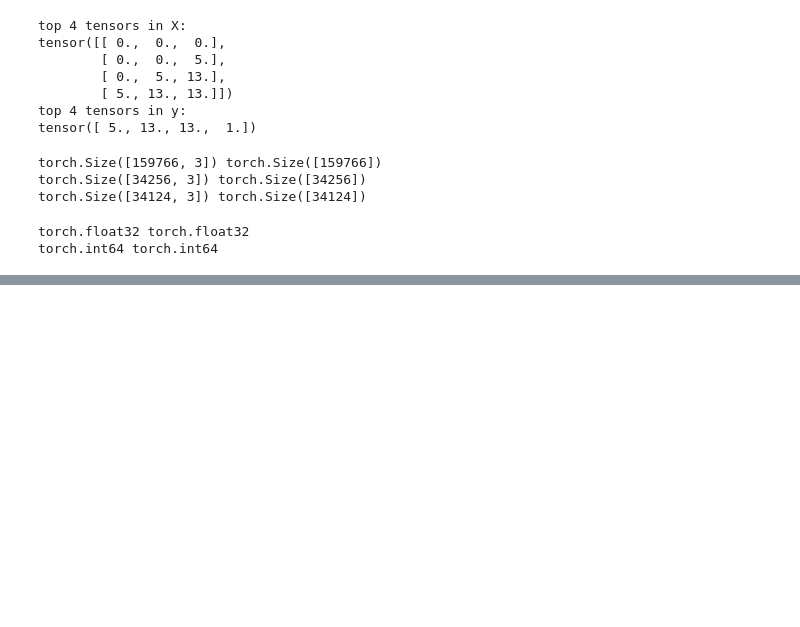
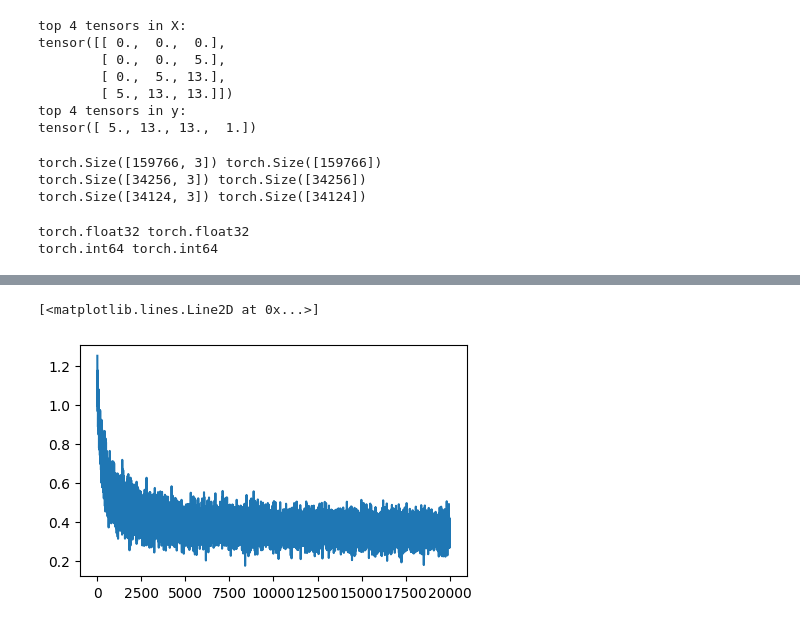
Before and after one commit to KYMI00/ak-neural-network, a Jupyter notebook: lecture-3-bigram-mlp.ipynb, the cells around one changed output, grey strips where cells are left out. Drawn from its saved outputs; the diff is of its cells as text; code cells hidden in the pictures; blank space fills up the shorter version.

```diff
--- a/lecture-3-bigram-mlp.ipynb
+++ b/lecture-3-bigram-mlp.ipynb
@@ -106,12 +109,12 @@ torch.Size([30, 100])
 g = torch.Generator().manual_seed(0)
 
 char_embedding = torch.randn((27,10))
-w1 = torch.randn((30, 200), generator = g)
-b1 = torch.randn(30, generator = g)
-w2 = torch.randn((200, 60), generator = g)
-b2 = torch.randn(200, generator = g)
-w3 = torch.randn((60, 27), generator = g)
-b3 = torch.randn(60, generator = g)
+w1 = torch.randn((30, 200), generator = g, requires_grad = True)
+b1 = torch.randn(200, generator = g, requires_grad = True)
+w2 = torch.randn((200, 60), generator = g, requires_grad = True)
+b2 = torch.randn(60, generator = g, requires_grad = True)
+w3 = torch.randn((60, 27), generator = g, requires_grad = True)
+b3 = torch.randn(27, generator = g, requires_grad = True)
 parameters = [w1, b1, w2, b2, w3, b3]
 # %%
 sum(p.nelement() for p in parameters)
@@ -119,0 +123,29 @@ sum(p.nelement() for p in parameters)
+# %%
+#### Iteration-based mini-batch GD function ####
+steps = []
+losses = []
+
+for i in range(20000):
+    idx_list = torch.randint(0, X_tr.shape[0], (32,))
+
+    Xemb = char_embedding[X_tr[idx_list]]
+    Xemb = Xemb.view(-1, 30)
+    z1 = Xemb @ w1 + b1
+    a1 = torch.tanh(z1)
+
+    z2 = a1 @ w2 + b2
+    a2 = torch.tanh(z2)
+
+    logits = a2 @ w3 + b3
+    loss = F.cross_entropy(logits, y_tr[idx_list])
+
+    for p in parameters:
+        p.grad = None
+    loss.backward()
+
+    lr = 0.1
+    for p in parameters:
+        p.data += -1 * p.grad * lr
+
+    steps.append(i)
+    losses.append(loss.log10().item())
@@ -119,0 +174,6 @@ sum(p.nelement() for p in parameters)
+# %%
+plt.figure(figsize = (5,3))
+plt.plot(steps, losses)
+# %% [output]
+[<matplotlib.lines.Line2D at 0x...>]
+[figure, added]
```
Also changed, not shown: parts of 10 cells of this notebook.
